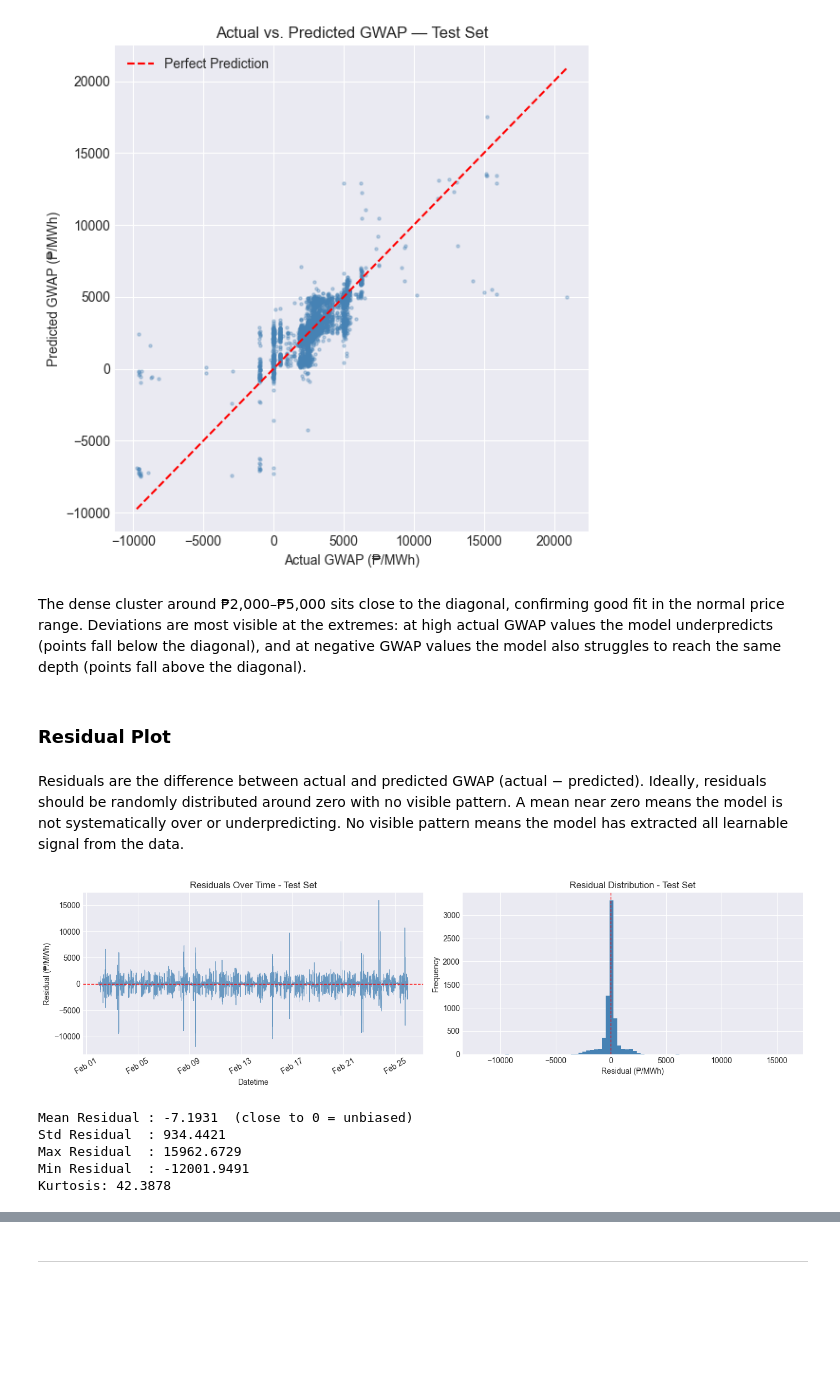
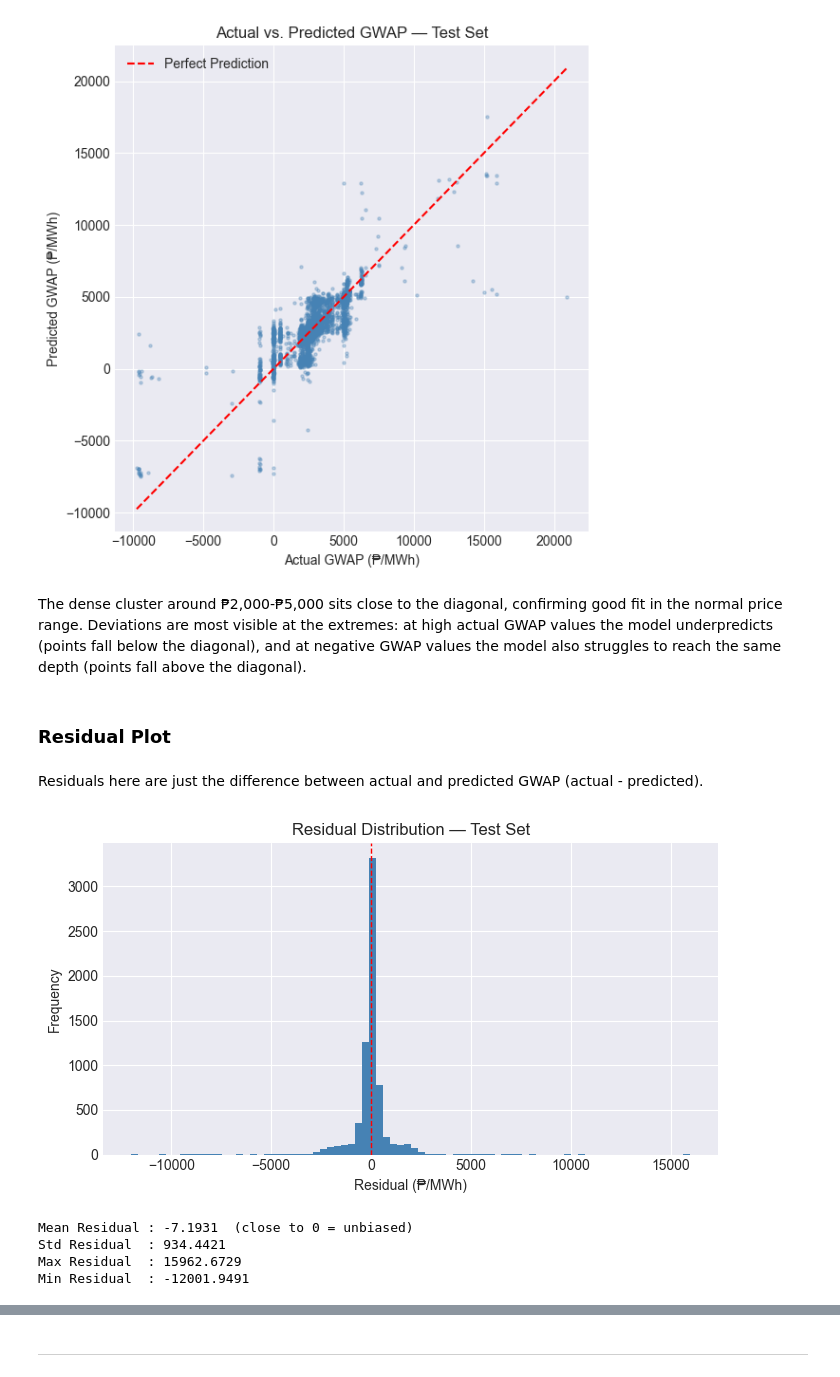
Before and after one commit to haniellejermayn/wesm-price-prediction, a Jupyter notebook: 03_VanillaLinearRegression.ipynb, the cells around one changed output, grey strips where cells are left out. Cells and saved outputs as stored; diff of their text form; code cells hidden in the pictures; blank space fills up the shorter version.

```diff
--- a/03_VanillaLinearRegression.ipynb
+++ b/03_VanillaLinearRegression.ipynb
@@ -356,47 +321,33 @@ plt.show()
 # %% [output]
 [figure]
 # %% [markdown]
-The dense cluster around ₱2,000–₱5,000 sits close to the diagonal, confirming good fit in the normal price range. Deviations are most visible at the extremes: at high actual GWAP values the model underpredicts (points fall below the diagonal), and at negative GWAP values the model also struggles to reach the same depth (points fall above the diagonal).
+The dense cluster around ₱2,000-₱5,000 sits close to the diagonal, confirming good fit in the normal price range. Deviations are most visible at the extremes: at high actual GWAP values the model underpredicts (points fall below the diagonal), and at negative GWAP values the model also struggles to reach the same depth (points fall above the diagonal).
 # %% [markdown]
 ### Residual Plot
 # %% [markdown]
-Residuals are the difference between actual and predicted GWAP (actual − predicted). Ideally, residuals should be randomly distributed around zero with no visible pattern. A mean near zero means the model is not systematically over or underpredicting. No visible pattern means the model has extracted all learnable signal from the data.
+Residuals here are just the difference between actual and predicted GWAP (actual - predicted).
 # %%
 residuals_test = y_test.values - y_test_pred
 
-fig, axes = plt.subplots(1, 2, figsize=(14, 4))
+fig, ax = plt.subplots(figsize=(7, 4))
 
-# Residuals over time
-axes[0].plot(test_df["datetime"].values, residuals_test, color="steelblue", linewidth=0.6, alpha=0.8)
-axes[0].axhline(0, color="red", linestyle="--", linewidth=1)
-axes[0].set_title("Residuals Over Time - Test Set")
-axes[0].set_xlabel("Datetime")
-axes[0].set_ylabel("Residual (₱/MWh)")
-axes[0].xaxis.set_major_formatter(mdates.DateFormatter("%b %d"))
-plt.setp(axes[0].xaxis.get_majorticklabels(), rotation=30)
-
-# Residual distribution
-axes[1].hist(residuals_test, bins=80, color="steelblue", edgecolor="none")
-axes[1].axvline(0, color="red", linestyle="--", linewidth=1)
-axes[1].set_title("Residual Distribution - Test Set")
-axes[1].set_xlabel("Residual (₱/MWh)")
-axes[1].set_ylabel("Frequency")
+ax.hist(residuals_test, bins=80, color="steelblue", edgecolor="none")
+ax.axvline(0, color="red", linestyle="--", linewidth=1)
+ax.set_title("Residual Distribution — Test Set")
+ax.set_xlabel("Residual (₱/MWh)")
+ax.set_ylabel("Frequency")
 
 plt.tight_layout()
 plt.show()
 
 print(f"Mean Residual : {residuals_test.mean():.4f}  (close to 0 = unbiased)")
 print(f"Std Residual  : {residuals_test.std():.4f}")
 print(f"Max Residual  : {residuals_test.max():.4f}")
 print(f"Min Residual  : {residuals_test.min():.4f}")
-
-import scipy.stats as stats
-print(f"Kurtosis: {stats.kurtosis(residuals_test):.4f}")
 # %% [output]
-[figure, old version]
+[figure, new version]
 Mean Residual : -7.1931  (close to 0 = unbiased)
 Std Residual  : 934.4421
 Max Residual  : 15962.6729
 Min Residual  : -12001.9491
-Kurtosis: 42.3878
 # %% [markdown]
```
Also changed, not shown: parts of 22 cells of this notebook.
